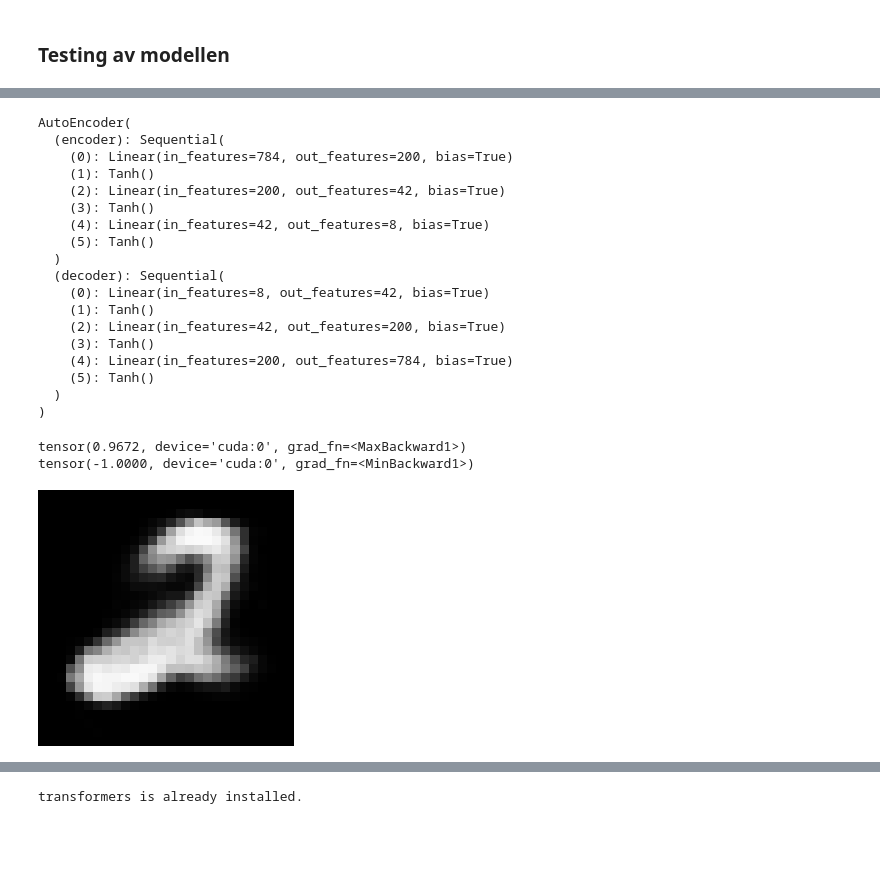
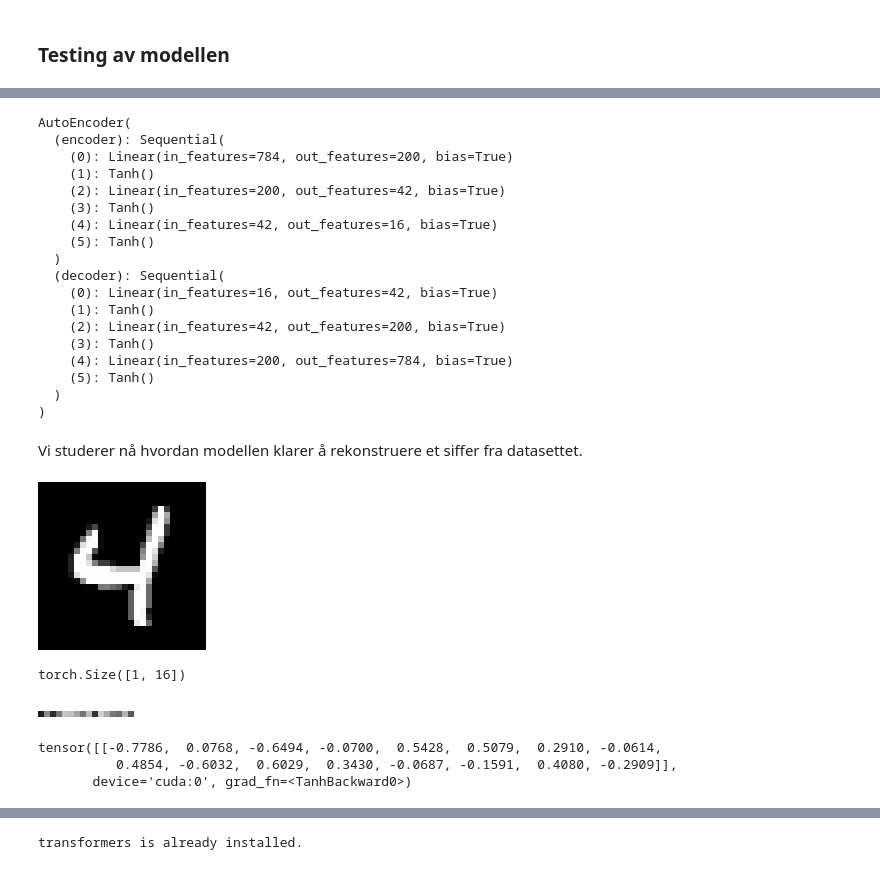
Before and after one commit to willdalh/ml-course, a Jupyter notebook: concepts.ipynb, the cells around one changed output, grey strips where cells are left out. Saved outputs shown, nothing was run; the diff lists cells and outputs as text; code cells hidden in the pictures; blank space fills up the shorter version.

```diff
--- a/concepts.ipynb
+++ b/concepts.ipynb
@@ -199,14 +216,14 @@ Tensoren inneholder 16 eksemplarer, 1 fargekanal (grayscale), 28 piksler i høyd
 Vi kan visualisere et tilfeldig eksemplar.
 # %%
 def visualize(tensor):
-    image = transforms.functional.resize((tensor+1)/2, (256, 256), interpolation=transforms.InterpolationMode.NEAREST) # Upscaling for visual purposes
+    h, w = tensor.shape[-2:]
+    image = transforms.functional.resize((tensor+1)/2, (h*6, w*6), interpolation=transforms.InterpolationMode.NEAREST) # Upscaling for visual purposes
     image = transforms.functional.to_pil_image(image)
     return image
 
 import random
-rand_index = random.randint(0, len(data)-1)
-data_sample = data[rand_index]
-label_sample = labels[rand_index]
+rand_index = random.randint(0, len(train_dataset)-1)
+data_sample, label_sample = train_dataset[rand_index]
 
 print(f"Shown below is the digit {label_sample}")
 visualize(data_sample)
@@ -438,12 +459,12 @@ class AutoEncoder(nn.Module):
             nn.Tanh(),
             nn.Linear(in_features=200, out_features=42),
             nn.Tanh(),
-            nn.Linear(in_features=42, out_features=8),
+            nn.Linear(in_features=42, out_features=16),
             nn.Tanh()
         )
 
         self.decoder = nn.Sequential(
-             nn.Linear(in_features=8, out_features=42),
+             nn.Linear(in_features=16, out_features=42),
              nn.Tanh(),
              nn.Linear(in_features=42, out_features=200),
              nn.Tanh(),
@@ -473,11 +494,11 @@ AutoEncoder(
     (1): Tanh()
     (2): Linear(in_features=200, out_features=42, bias=True)
     (3): Tanh()
-    (4): Linear(in_features=42, out_features=8, bias=True)
+    (4): Linear(in_features=42, out_features=16, bias=True)
     (5): Tanh()
   )
   (decoder): Sequential(
-    (0): Linear(in_features=8, out_features=42, bias=True)
+    (0): Linear(in_features=16, out_features=42, bias=True)
     (1): Tanh()
     (2): Linear(in_features=42, out_features=200, bias=True)
     (3): Tanh()
@@ -504,15 +525,26 @@ for epoch in range(num_epochs):
             optimizer.zero_grad() # Remove the gradients
 
             pbar.set_postfix(loss=loss.cpu().item()) if i%40 == 0 else None
+# %% [markdown]
+Vi studerer nå hvordan modellen klarer å rekonstruere et siffer fra datasettet.
 # %%
-import random
-rand_index = random.randint(0, len(data)-1)
-data_sample = data[rand_index]
-data_sample = autoencoder.forward(data_sample[None, ...])
-print(data_sample.max())
-print(data_sample.min())
-visualize(data_sample[0])
+rand_index = random.randint(0, len(train_dataset)-1)
+data_sample, label_sample = train_dataset[rand_index]
+
+visualize(data_sample)
 # %% [output]
-tensor(0.9672, device='cuda:0', grad_fn=<MaxBackward1>)
-tensor(-1.0000, device='cuda:0', grad_fn=<MinBackward1>)
-[figure, old version]
+[figure, new version]
+# %%
+encoding = autoencoder.encode(data_sample[None, ...].to(device)) # Add batch dimension
+encoding
+print(encoding.shape)
+visualize(encoding[None, ...])
+# %% [output]
+torch.Size([1, 16])
+[figure, added]
+# %%
+encoding
+# %% [output]
+tensor([[-0.7786,  0.0768, -0.6494, -0.0700,  0.5428,  0.5079,  0.2910, -0.0614,
+          0.4854, -0.6032,  0.6029,  0.3430, -0.0687, -0.1591,  0.4080, -0.2909]],
+       device='cuda:0', grad_fn=<TanhBackward0>)
```
Also changed, not shown: parts of 36 cells of this notebook, 1 other file.
